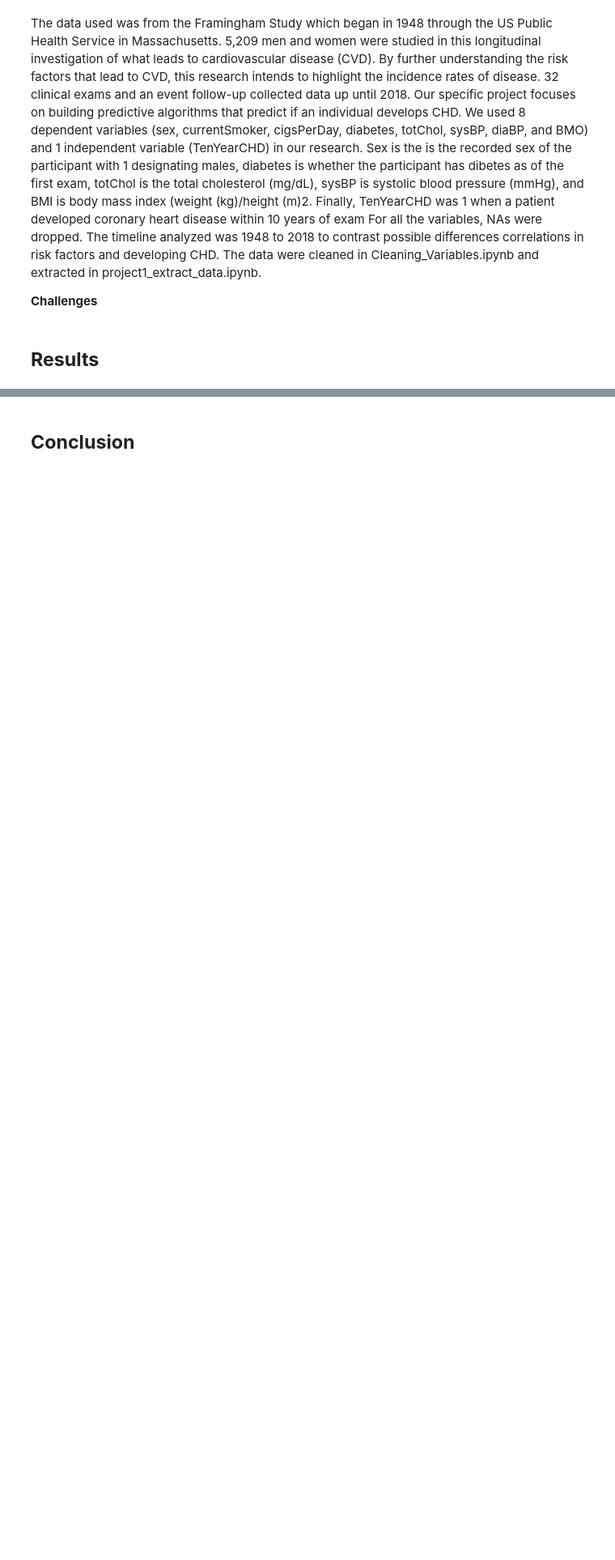
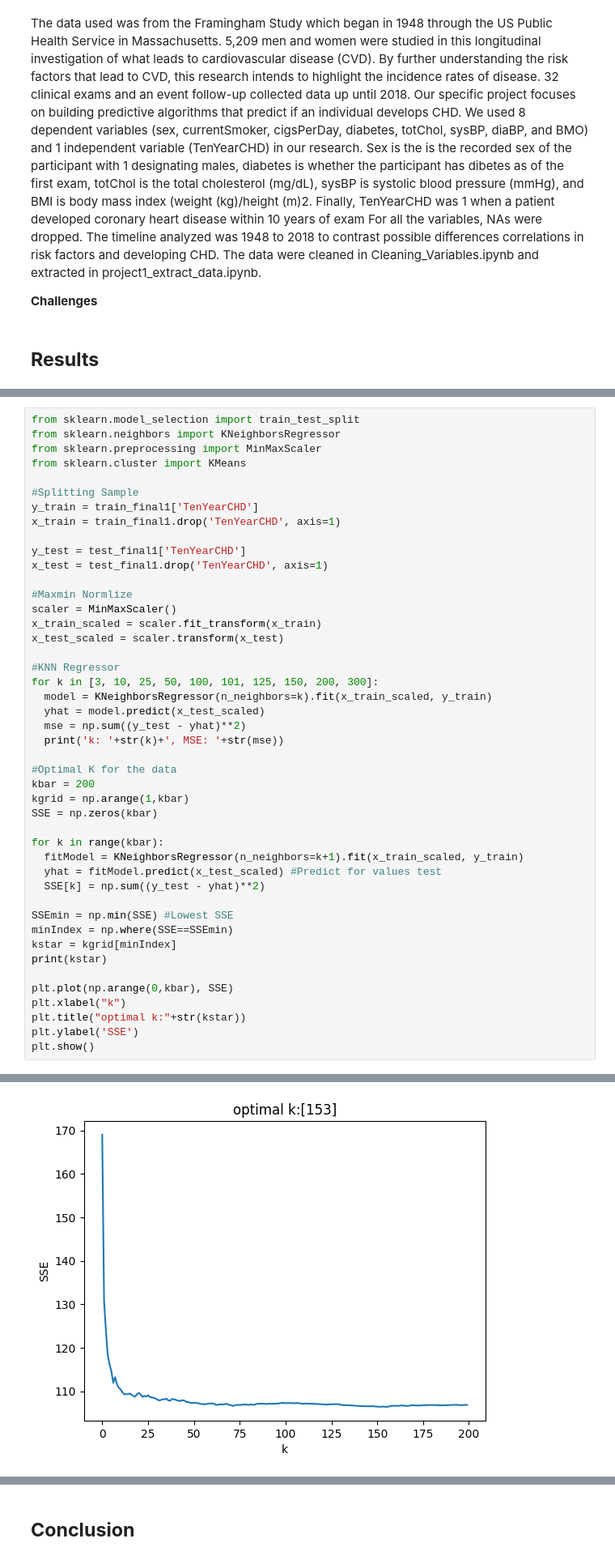
Before and after one commit to Catherine-Nguyen88/project_chd, a Jupyter notebook: DS3001_Project_2_Report_(Group_17).ipynb, the cells around one changed output, grey strips where cells are left out. Shown at 81% size. Saved outputs shown, nothing was run; the diff lists cells and outputs as text; blank space fills up the shorter version.

```diff
--- a/DS3001_Project_2_Report_(Group_17).ipynb
+++ b/DS3001_Project_2_Report_(Group_17).ipynb
@@ -66,0 +309,46 @@ The data used was from the Framingham Study which began in 1948 through the US P
+# %%
+from sklearn.model_selection import train_test_split
+from sklearn.neighbors import KNeighborsRegressor
+from sklearn.preprocessing import MinMaxScaler
+from sklearn.cluster import KMeans
+
+#Splitting Sample
+y_train = train_final1['TenYearCHD']
+x_train = train_final1.drop('TenYearCHD', axis=1)
+
+y_test = test_final1['TenYearCHD']
+x_test = test_final1.drop('TenYearCHD', axis=1)
+
+#Maxmin Normlize
+scaler = MinMaxScaler()
+x_train_scaled = scaler.fit_transform(x_train)
+x_test_scaled = scaler.transform(x_test)
+
+#KNN Regressor
+for k in [3, 10, 25, 50, 100, 101, 125, 150, 200, 300]:
+  model = KNeighborsRegressor(n_neighbors=k).fit(x_train_scaled, y_train)
+  yhat = model.predict(x_test_scaled)
+  mse = np.sum((y_test - yhat)**2)
+  print('k: '+str(k)+', MSE: '+str(mse))
+
+#Optimal K for the data
+kbar = 200
+kgrid = np.arange(1,kbar)
+SSE = np.zeros(kbar)
+
+for k in range(kbar):
+  fitModel = KNeighborsRegressor(n_neighbors=k+1).fit(x_train_scaled, y_train)
+  yhat = fitModel.predict(x_test_scaled) #Predict for values test
+  SSE[k] = np.sum((y_test - yhat)**2)
+
+SSEmin = np.min(SSE) #Lowest SSE
+minIndex = np.where(SSE==SSEmin)
+kstar = kgrid[minIndex]
+print(kstar)
+
+plt.plot(np.arange(0,kbar), SSE)
+plt.xlabel("k")
+plt.title("optimal k:"+str(kstar))
+plt.ylabel('SSE')
+plt.show()
+# %% [output]
@@ -66,0 +366 @@ The data used was from the Framingham Study which began in 1948 through the US P
+[figure, added]
```
Also changed, not shown: parts of 19 cells of this notebook.
